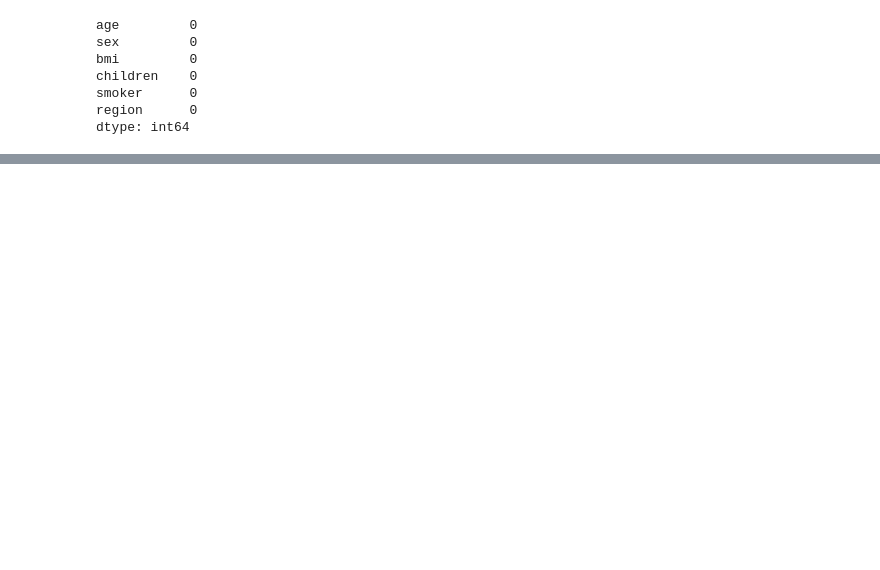
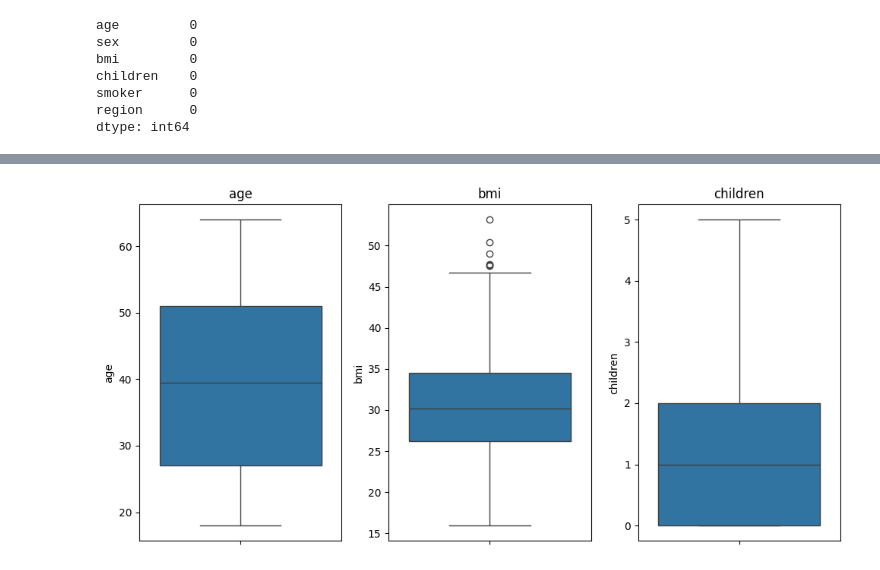
Before and after one commit to doroteaMonaco/Machine-Learning-Projects, a Jupyter notebook: Machine Learning/Medical Insurance/Medical Insurance.ipynb, the cells around one changed output, grey strips where cells are left out. Cells and saved outputs as stored; diff of their text form; code cells hidden in the pictures; blank space fills up the shorter version.

```diff
--- a/Machine Learning/Medical Insurance/Medical Insurance.ipynb
+++ b/Machine Learning/Medical Insurance/Medical Insurance.ipynb
@@ -53,0 +113,15 @@ ValueError: The least populated class in y has only 1 member, which is too few.
+# %%
+import seaborn as sns
+import matplotlib.pyplot as plt
+
+num_features = ['age', 'bmi', 'children']
+
+plt.figure(figsize=(10, 5))
+for i, col in enumerate(num_features, 1):
+    plt.subplot(1, len(num_features), i)  # un boxplot per ogni colonna
+    sns.boxplot(y=X_train_final[col])
+    plt.title(col)
+plt.tight_layout()
+plt.show()
+# %% [output]
+[figure, added]
```
Also changed, not shown: parts of 12 cells of this notebook, 6 other files.
